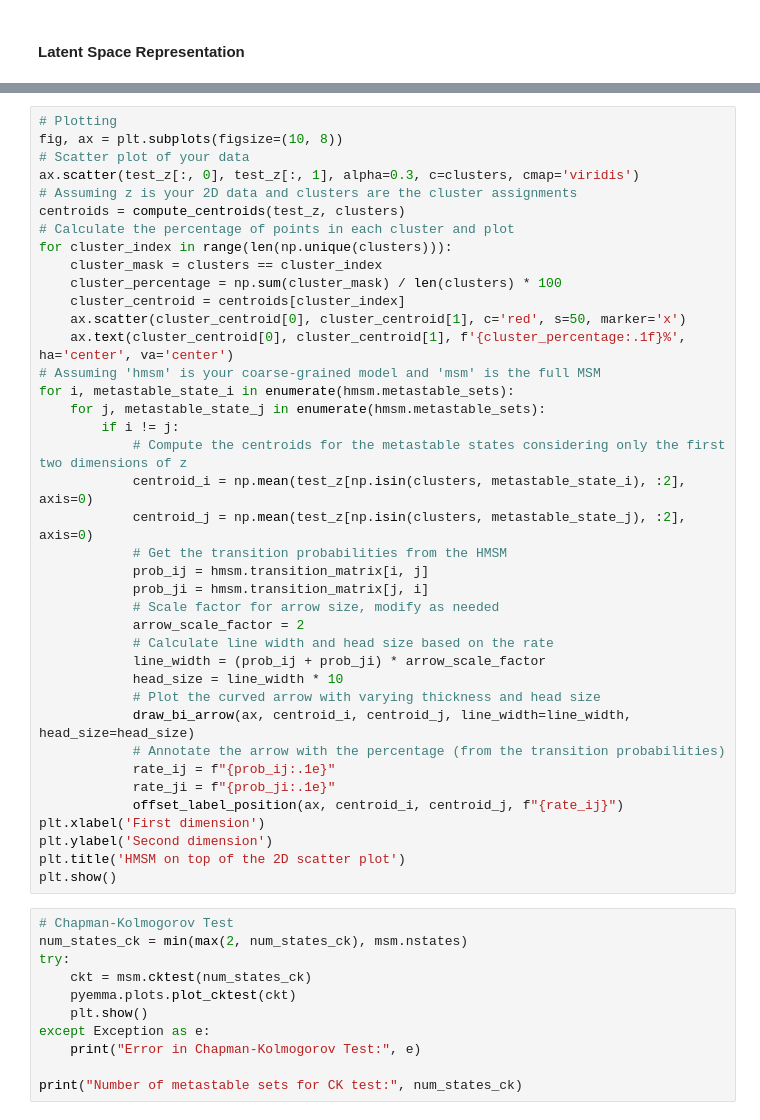
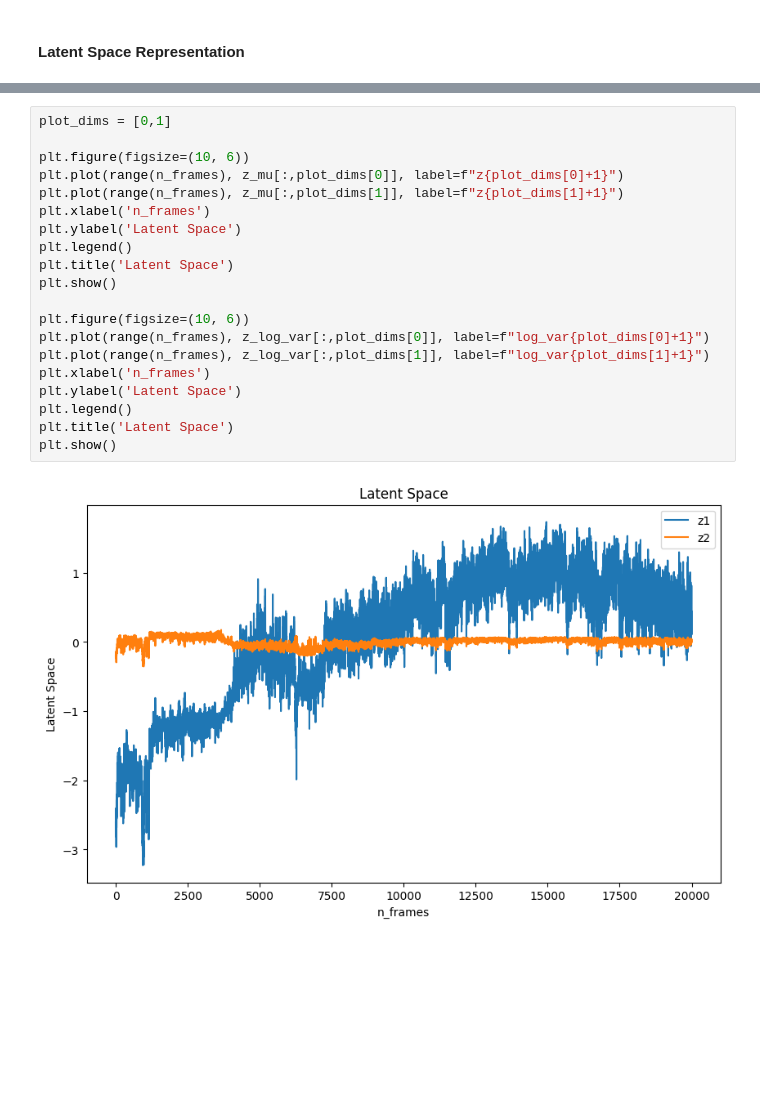
Before and after one commit to PieterZanders/VAE-MD, a Jupyter notebook: VAE.ipynb, the cells around one changed output, grey strips where cells are left out. Cells and saved outputs as stored; diff of their text form; blank space fills up the shorter version.

```diff
--- a/VAE.ipynb
+++ b/VAE.ipynb
@@ -699,50 +619,22 @@ print("Number of metastable sets for HMSM:", num_states_hmsm)
-# %%
-# Plotting
-fig, ax = plt.subplots(figsize=(10, 8))
-# Scatter plot of your data
-ax.scatter(test_z[:, 0], test_z[:, 1], alpha=0.3, c=clusters, cmap='viridis')
-# Assuming z is your 2D data and clusters are the cluster assignments
-centroids = compute_centroids(test_z, clusters)
-# Calculate the percentage of points in each cluster and plot
-for cluster_index in range(len(np.unique(clusters))):
-    cluster_mask = clusters == cluster_index
-    cluster_percentage = np.sum(cluster_mask) / len(clusters) * 100
-    cluster_centroid = centroids[cluster_index]
-    ax.scatter(cluster_centroid[0], cluster_centroid[1], c='red', s=50, marker='x')
-    ax.text(cluster_centroid[0], cluster_centroid[1], f'{cluster_percentage:.1f}%', ha='center', va='center')
-# Assuming 'hmsm' is your coarse-grained model and 'msm' is the full MSM
-for i, metastable_state_i in enumerate(hmsm.metastable_sets):
-    for j, metastable_state_j in enumerate(hmsm.metastable_sets):
-        if i != j:
-            # Compute the centroids for the metastable states considering only the first two dimensions of z
-            centroid_i = np.mean(test_z[np.isin(clusters, metastable_state_i), :2], axis=0)
-            centroid_j = np.mean(test_z[np.isin(clusters, metastable_state_j), :2], axis=0)
-            # Get the transition probabilities from the HMSM
-            prob_ij = hmsm.transition_matrix[i, j]
-            prob_ji = hmsm.transition_matrix[j, i]
-            # Scale factor for arrow size, modify as needed
-            arrow_scale_factor = 2
-            # Calculate line width and head size based on the rate
-            line_width = (prob_ij + prob_ji) * arrow_scale_factor
-            head_size = line_width * 10
-            # Plot the curved arrow with varying thickness and head size
-            draw_bi_arrow(ax, centroid_i, centroid_j, line_width=line_width, head_size=head_size)
-            # Annotate the arrow with the percentage (from the transition probabilities)
-            rate_ij = f"{prob_ij:.1e}"
-            rate_ji = f"{prob_ji:.1e}"
-            offset_label_position(ax, centroid_i, centroid_j, f"{rate_ij}")
-plt.xlabel('First dimension')
-plt.ylabel('Second dimension')
-plt.title('HMSM on top of the 2D scatter plot')
-plt.show()
-# %%
-# Chapman-Kolmogorov Test
-num_states_ck = min(max(2, num_states_ck), msm.nstates)
-try:
-    ckt = msm.cktest(num_states_ck)
-    pyemma.plots.plot_cktest(ckt)
-    plt.show()
-except Exception as e:
-    print("Error in Chapman-Kolmogorov Test:", e)
-
-print("Number of metastable sets for CK test:", num_states_ck)
+# %%
+plot_dims = [0,1]
+
+plt.figure(figsize=(10, 6))
+plt.plot(range(n_frames), z_mu[:,plot_dims[0]], label=f"z{plot_dims[0]+1}")
+plt.plot(range(n_frames), z_mu[:,plot_dims[1]], label=f"z{plot_dims[1]+1}")
+plt.xlabel('n_frames')
+plt.ylabel('Latent Space')
+plt.legend()
+plt.title('Latent Space')
+plt.show()
+
+plt.figure(figsize=(10, 6))
+plt.plot(range(n_frames), z_log_var[:,plot_dims[0]], label=f"log_var{plot_dims[0]+1}")
+plt.plot(range(n_frames), z_log_var[:,plot_dims[1]], label=f"log_var{plot_dims[1]+1}")
+plt.xlabel('n_frames')
+plt.ylabel('Latent Space')
+plt.legend()
+plt.title('Latent Space')
+plt.show()
+# %% [output]
+[figure, added]
```
Also changed, not shown: parts of 46 cells of this notebook.
